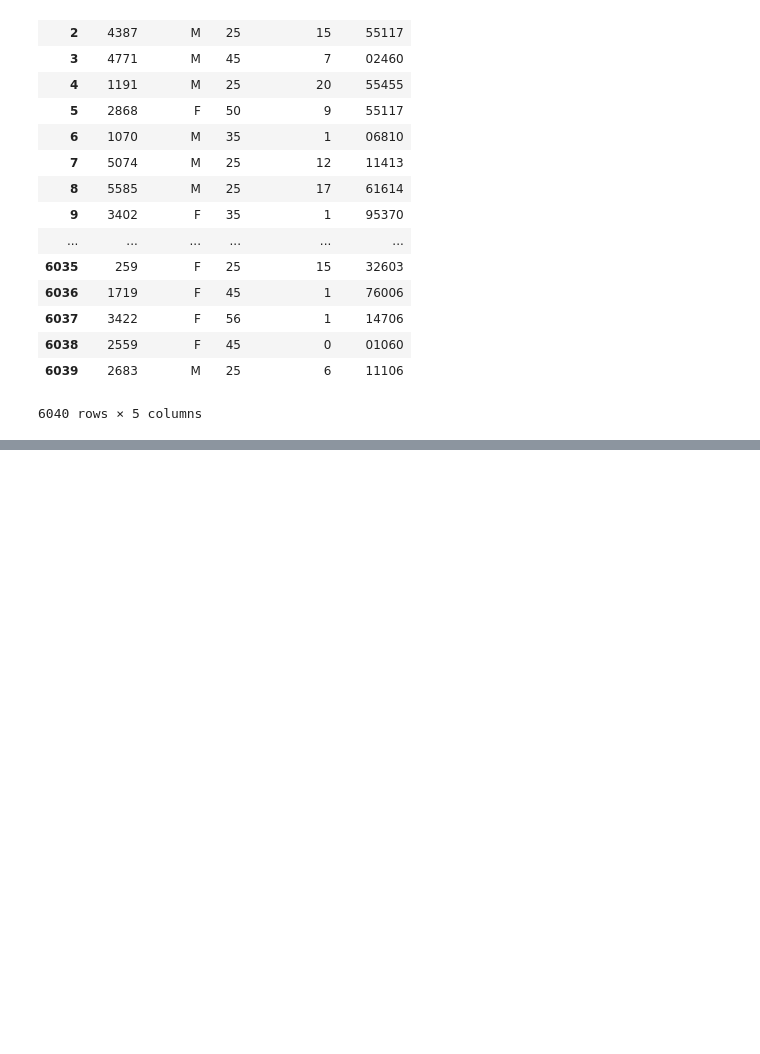
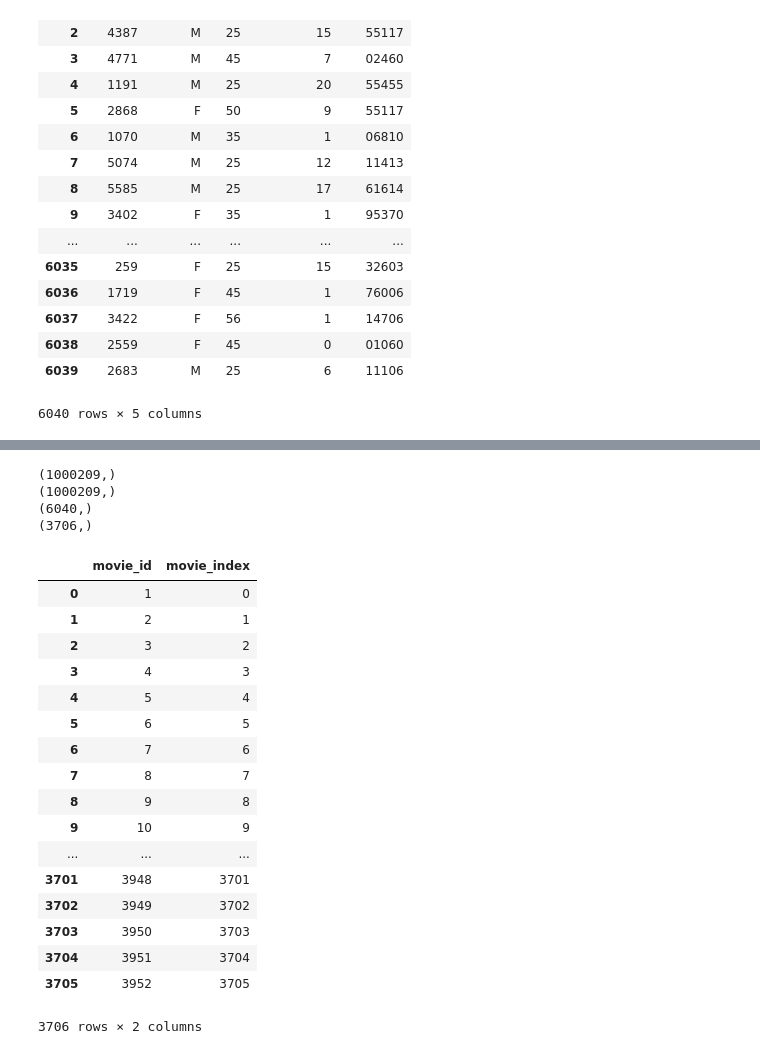
Before and after one commit to ryhryh/NTU-ML2017, a Jupyter notebook: hw5/p1.ipynb, the cells around one changed output, grey strips where cells are left out. Cells and saved outputs as stored; diff of their text form; code cells hidden in the pictures; blank space fills up the shorter version.

```diff
--- a/hw5/p1.ipynb
+++ b/hw5/p1.ipynb
@@ -80,0 +114,37 @@ df_users
+# %%
+all_user = np.concatenate([df_train.UserID,df_test.UserID],axis=0)
+all_movie = np.concatenate([df_train.MovieID,df_test.MovieID],axis=0)
+print(all_user.shape)
+print(all_movie.shape)
+all_user = np.unique(all_user)
+all_movie = np.unique(all_movie)
+print(all_user.shape)
+print(all_movie.shape)
+# %% [output]
+(1000209,)
+(1000209,)
+(6040,)
+(3706,)
+# %%
+df_all_movie = pd.DataFrame({'movie_id':all_movie})
+df_all_movie['movie_index'] = df_all_movie.index
+df_all_movie
+# %% [output]
+|  | movie_id | movie_index |
+| 0 | 1 | 0 |
+| 1 | 2 | 1 |
+| 2 | 3 | 2 |
+| 3 | 4 | 3 |
+| 4 | 5 | 4 |
+| 5 | 6 | 5 |
+| 6 | 7 | 6 |
+| 7 | 8 | 7 |
+| 8 | 9 | 8 |
+| 9 | 10 | 9 |
+| ... | ... | ... |
+| 3701 | 3948 | 3701 |
+| 3702 | 3949 | 3702 |
+| 3703 | 3950 | 3703 |
+| 3704 | 3951 | 3704 |
+| 3705 | 3952 | 3705 |
+3706 rows × 2 columns
```
Also changed, not shown: parts of 10 cells of this notebook.
